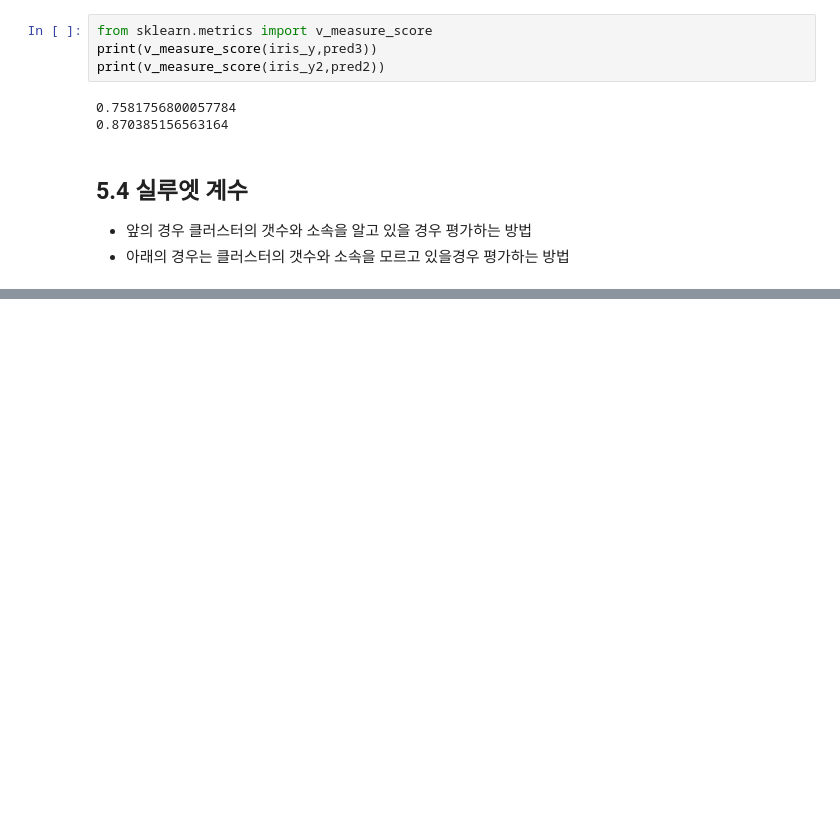
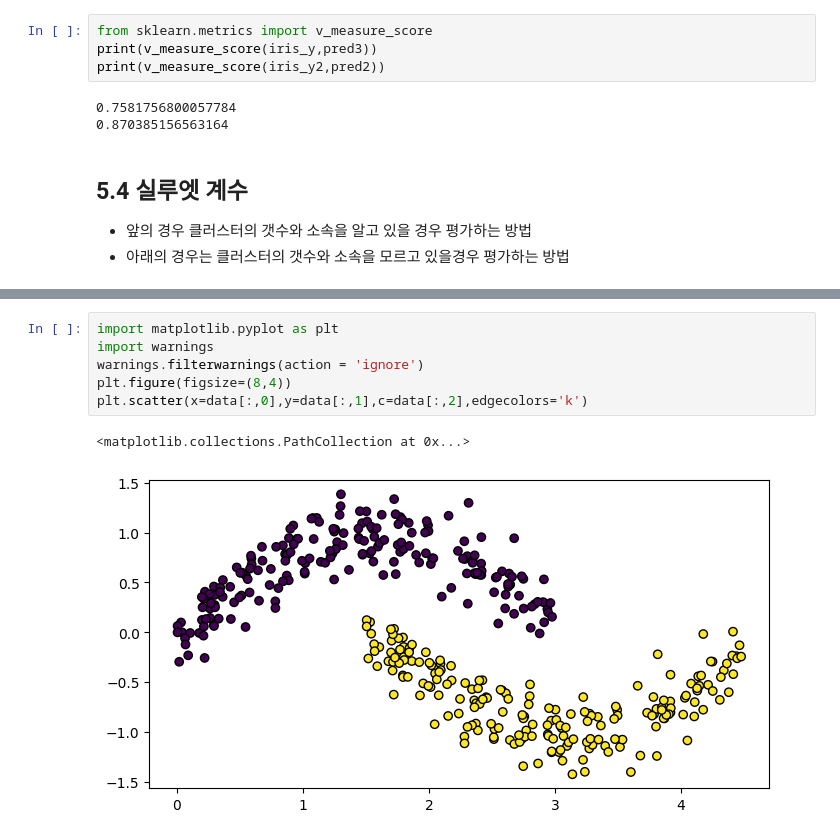
Before and after one commit to zardness/Sang, a Jupyter notebook: source/08_MachineLearning/ch2_군집분석.ipynb, the cells around one changed output, grey strips where cells are left out. Saved outputs shown, nothing was run; the diff lists cells and outputs as text; blank space fills up the shorter version.

```diff
--- a/source/08_MachineLearning/ch2_군집분석.ipynb
+++ b/source/08_MachineLearning/ch2_군집분석.ipynb
@@ -694,0 +733,9 @@ array([[ 1.57544261,  1.2556863 ,  0.        ],
+# %%
+import matplotlib.pyplot as plt
+import warnings
+warnings.filterwarnings(action = 'ignore')
+plt.figure(figsize=(8,4))
+plt.scatter(x=data[:,0],y=data[:,1],c=data[:,2],edgecolors='k')
+# %% [output]
+<matplotlib.collections.PathCollection at 0x...>
+[figure, added]
```
Also changed, not shown: parts of 23 cells of this notebook, 1 other file.
